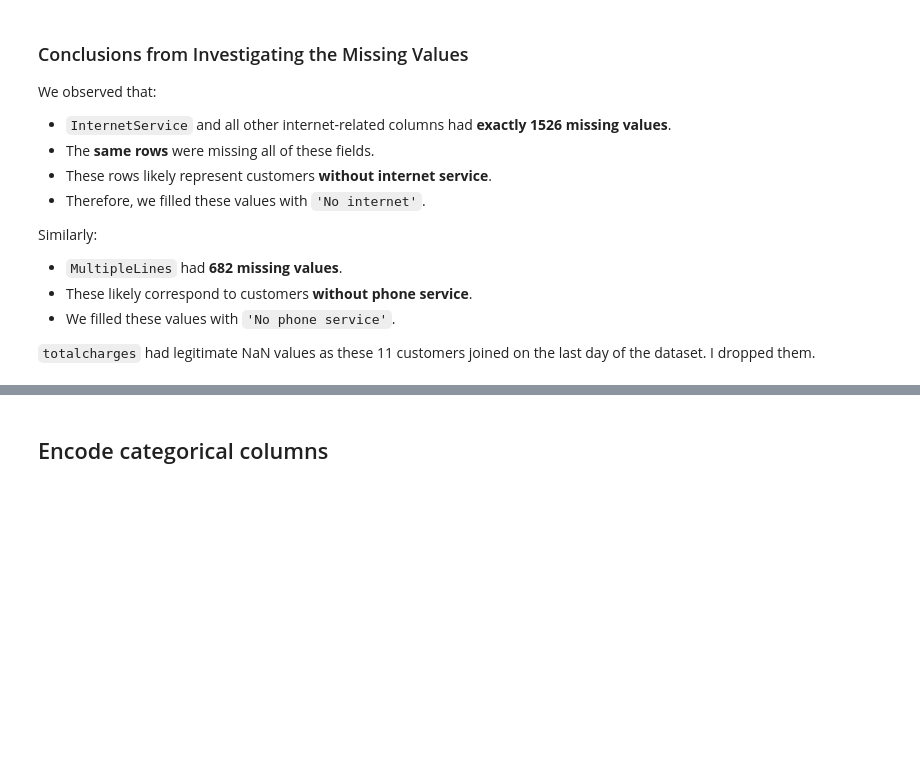
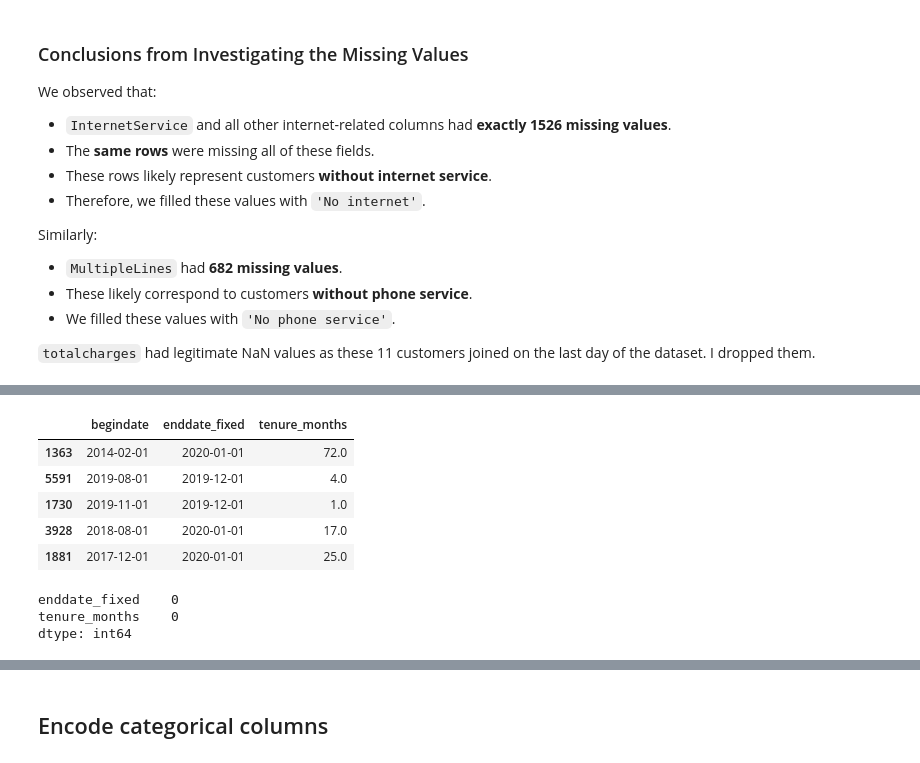
Before and after one commit to littleteapot3/customer-churn-ml-model, a Jupyter notebook: fp_notebook.ipynb, the cells around one changed output, grey strips where cells are left out. Drawn from its saved outputs; the diff is of its cells as text; code cells hidden in the pictures; blank space fills up the shorter version.

```diff
--- a/fp_notebook.ipynb
+++ b/fp_notebook.ipynb
@@ -613,0 +616,7 @@ Similarly:
+# %%
+# Find latest `enddate`
+latest_date = df['enddate'].max()
+print("Latest enddate:", latest_date)
+
+# Fill the NATs with the latest end date
+df['enddate_fixed'] = df['enddate'].fillna(latest_date)
@@ -613,0 +635,19 @@ Similarly:
+# %%
+# Calculate tenure in months
+df['tenure_months'] = ((df['enddate_fixed'] - df['begindate']) / np.timedelta64(1, 'D') / 30).round()
+# %%
+# Check our work
+df[['begindate', 'enddate_fixed', 'tenure_months']].sample(5)
+# %% [output]
+|  | begindate | enddate_fixed | tenure_months |
+| 1363 | 2014-02-01 | 2020-01-01 | 72.0 |
+| 5591 | 2019-08-01 | 2019-12-01 | 4.0 |
+| 1730 | 2019-11-01 | 2019-12-01 | 1.0 |
+| 3928 | 2018-08-01 | 2020-01-01 | 17.0 |
+| 1881 | 2017-12-01 | 2020-01-01 | 25.0 |
+# %%
+df[['enddate_fixed', 'tenure_months']].isnull().sum()
+# %% [output]
+enddate_fixed    0
+tenure_months    0
+dtype: int64
```
Also changed, not shown: parts of 10 cells of this notebook.
